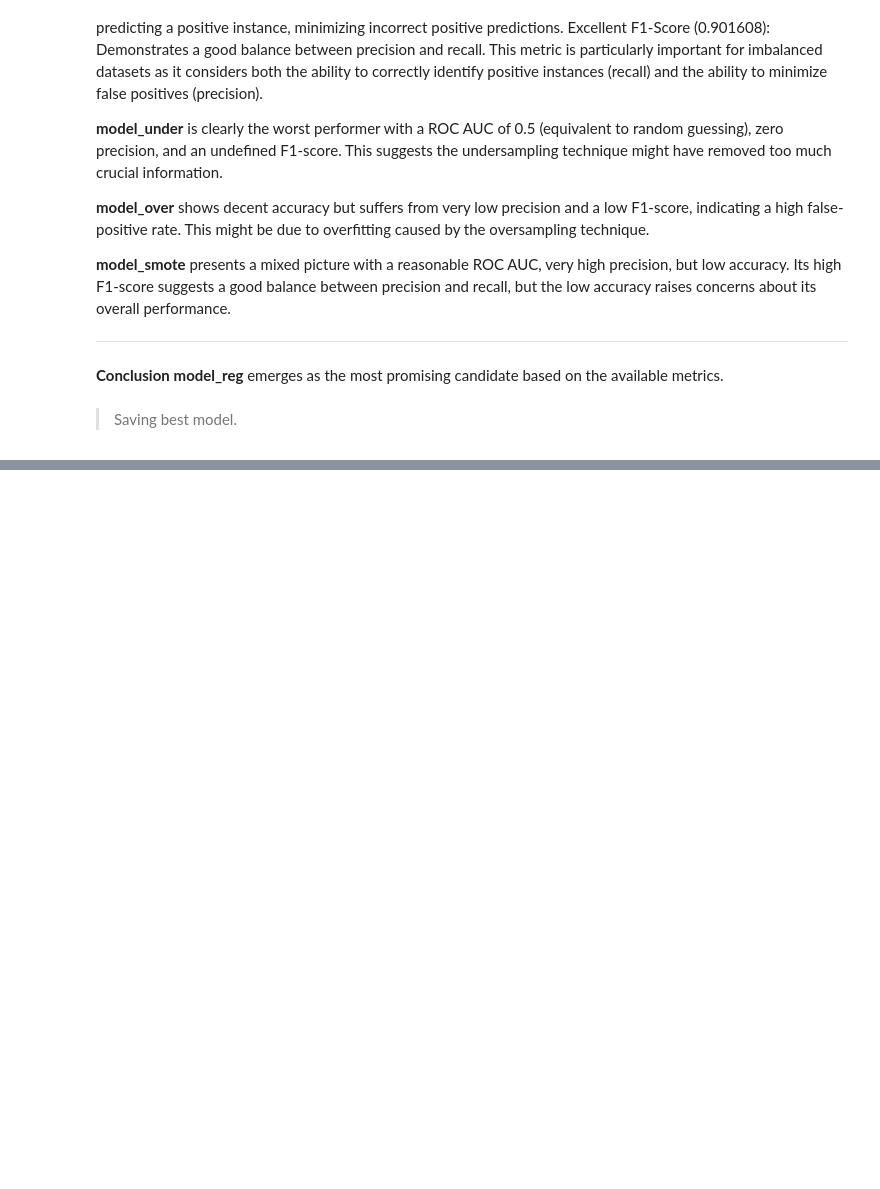
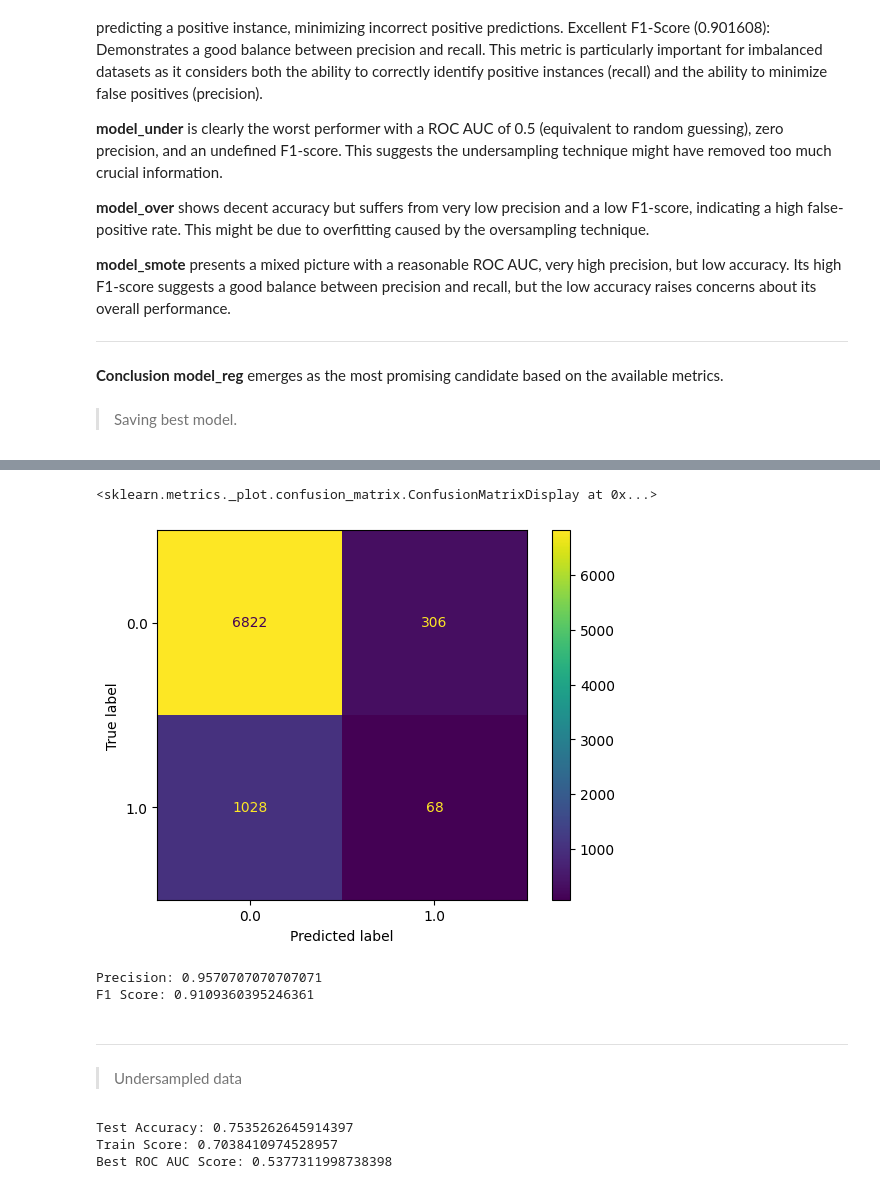
Before and after one commit to RonChits/Default-Probability, a Jupyter notebook: Default_Probability.ipynb, the cells around one changed output, grey strips where cells are left out. Saved outputs shown, nothing was run; the diff lists cells and outputs as text; code cells hidden in the pictures; blank space fills up the shorter version.

```diff
--- a/Default_Probability.ipynb
+++ b/Default_Probability.ipynb
@@ -1938,0 +2002,71 @@ with open('best-dtc-class.pkl', 'wb') as f:
+# %%
+# Plot confusion matrix
+ConfusionMatrixDisplay.from_estimator(model_rfc1, X_test, y_test)
+# %% [output]
+<sklearn.metrics._plot.confusion_matrix.ConfusionMatrixDisplay at 0x...>
+[figure, added]
+# %%
+# Get the confusion matrix
+cm = confusion_matrix(y_test, model_rfc1.predict(X_test))
+
+# True Positives (TP)
+TP = cm[0][0]
+
+# True Negatives (TN)
+TN = cm[1][1]
+
+# False Positives (FP)
+FP = cm[0][1]
+
+# False Negatives (FN)
+FN = cm[1][0]
+
+# Calculate precision
+precision = TP / (TP + FP)
+
+# Calculate F1 score
+recall = TP / (TP + FN)
+f1_score = 2 * (precision * recall) / (precision + recall)
+
+# Print results
+print("Precision:", precision)
+print("F1 Score:", f1_score)
+# %% [output]
+Precision: 0.9570707070707071
+F1 Score: 0.9109360395246361
+# %% [markdown]
+
+
+---
+# %% [markdown]
+>Undersampled data
+# %%
+model_rfc2 = RandomForestClassifier(random_state=42)
+
+param_grid = {
+    'n_estimators': [200],
+    'max_depth': [10],
+    'min_samples_split': [5],
+    'min_samples_leaf': [4]
+}
+
+
+model_rfc2.fit(X_train_scaled_under,y_train_under)
+accuracies = cross_val_score(model_rfc2, X_train_scaled_under, y_train_under, cv=5)
+
+
+
+# Predict on test data using the best model
+y_pred = model_rfc2.predict(X_train_scaled_under)
+
+# Evaluate accuracy on test data
+accuracy = model_rfc2.score(X_test_under, y_test)
+y_pred_proba = model_rfc2.predict_proba(X_test)[:, 1]
+roc_auc = roc_auc_score(y_test, y_pred_proba)
+print("Test Accuracy:", accuracy)
+print("Train Score:",np.mean(accuracies))
+print("Best ROC AUC Score:", roc_auc)
+# %% [output]
+Test Accuracy: 0.7535262645914397
+Train Score: 0.7038410974528957
+Best ROC AUC Score: 0.5377311998738398
```
Also changed, not shown: parts of 87 cells of this notebook.
